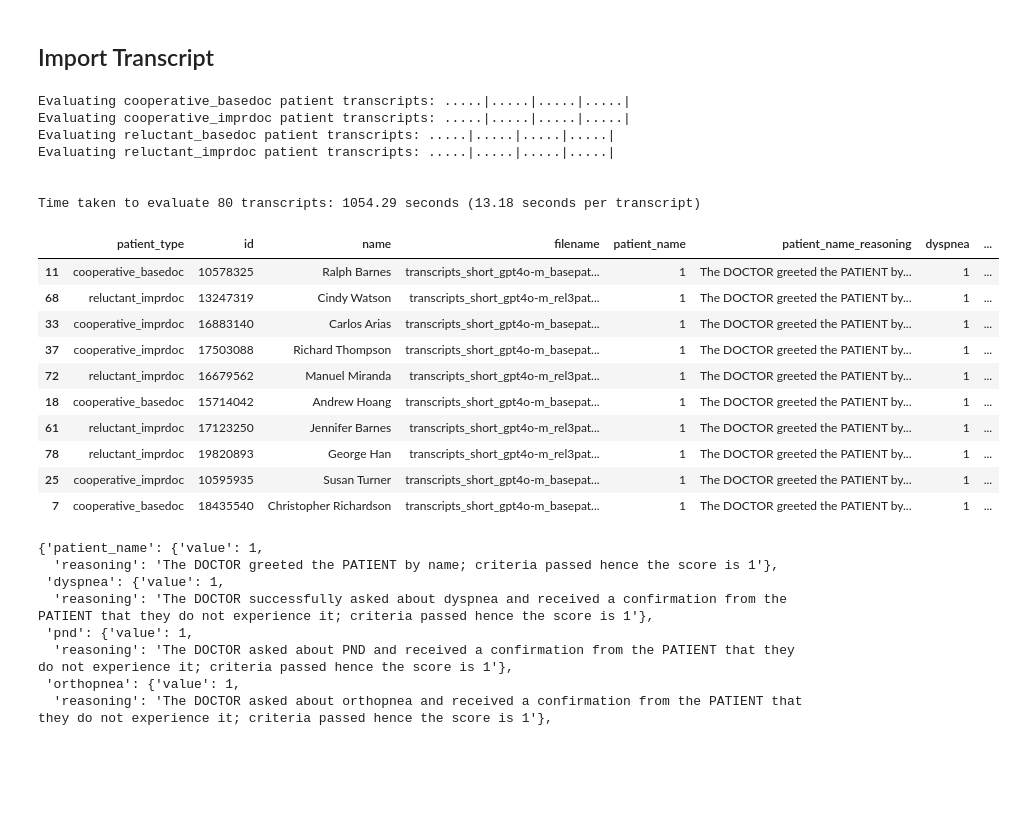
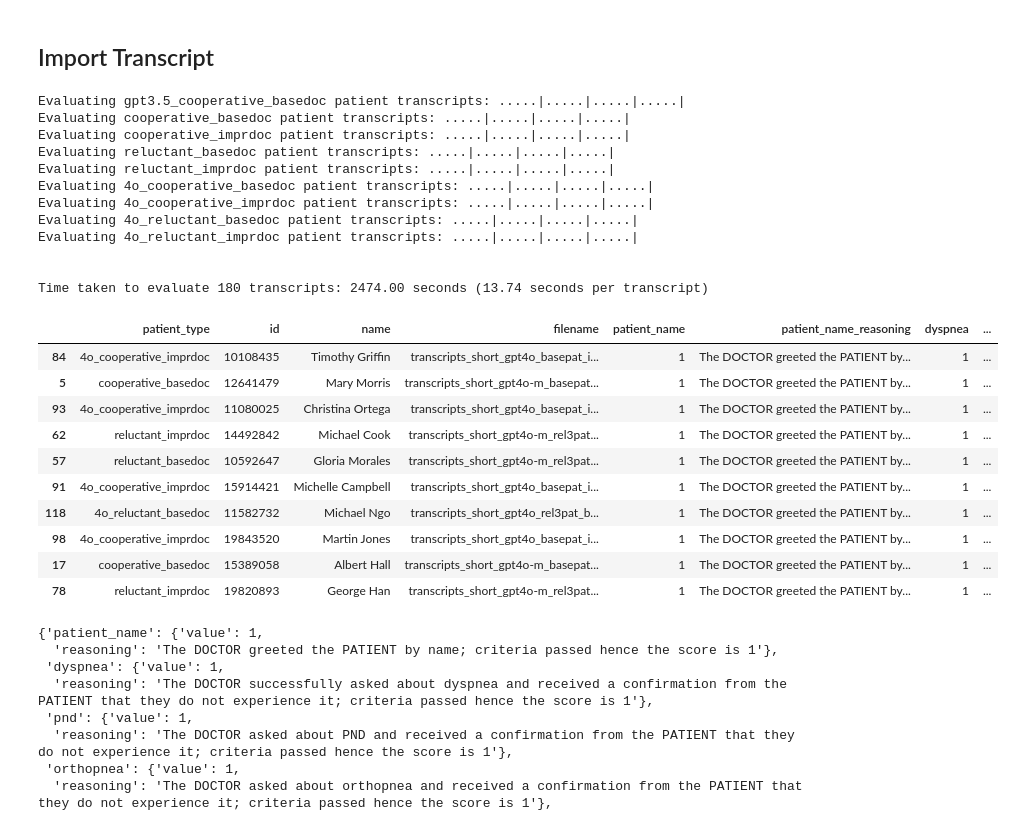
Before and after one commit to recoverycompanion/reco, a Jupyter notebook: reco_analysis/notebooks/judge/2.1_llm_judge_transcript.ipynb, the cells around one changed output. Saved outputs shown, nothing was run; the diff lists cells and outputs as text; code cells hidden in the pictures; blank space fills up the shorter version.

Commit message:
more analysis of more transcripts

```diff
--- a/reco_analysis/notebooks/judge/2.1_llm_judge_transcript.ipynb
+++ b/reco_analysis/notebooks/judge/2.1_llm_judge_transcript.ipynb
@@ -160,10 +163,21 @@ single_reluctant_patient_prompt = single_reluctant_patient["prompt"]
 base_path = "../../data/transcripts/"
 
 transcripts_filenames = {
+    # comparison between 3.5, 4o, and 4o-mini
+    "gpt3.5_cooperative_basedoc": "transcripts_short_gpt3.5_basepat_basedoc_2307_clean.json",
+
+    # these are with 4o-mini
     "cooperative_basedoc": "transcripts_short_gpt4o-m_basepat_basedoc_2307.json",
     "cooperative_imprdoc": "transcripts_short_gpt4o-m_basepat_imprdoc_2607.json",
     "reluctant_basedoc": "transcripts_short_gpt4o-m_rel3pat_basedoc_2607.json",
     "reluctant_imprdoc": "transcripts_short_gpt4o-m_rel3pat_imprdoc_2607.json",
+
+    # new 3007 transcripts that were ran with 4o
+    "4o_cooperative_basedoc": "transcripts_short_gpt4o_basepat_basedoc_2307_clean.json",
+    "4o_cooperative_imprdoc": "transcripts_short_gpt4o_basepat_imprdoc_3007_clean.json",
+    "4o_reluctant_basedoc": "transcripts_short_gpt4o_rel3pat_basedoc_3007_clean.json",
+    "4o_reluctant_imprdoc": "transcripts_short_gpt4o_rel3pat_imprdoc_3007_clean.json",
+
 }
 all_transcripts = {}
 for patient_type, path in transcripts_filenames.items():
@@ -213,3 +227,12 @@ def parse_response(response_content: str):
 # %%
 all_rows_series: list[pd.Series] = []
 all_responses: dict = {}  # key: "{patient_type}_{patient_id}", value: response
+
+# check to see if it's saved, if so, load it (pickle)
+if os.path.exists("2.1_llm_judge_transcript_responses.pkl"):
+    with open("2.1_llm_judge_transcript_responses.pkl", "rb") as f:
+        all_responses = pickle.load(f)
+
+if os.path.exists("2.1_llm_judge_transcript_rows.pkl"):
+    with open("2.1_llm_judge_transcript_rows.pkl", "rb") as f:
+        all_rows_series = pickle.load(f)
@@ -219,7 +258,7 @@ all_responses: dict = {}  # key: "{patient_type}_{patient_id}", value: response
 start_time = time.time()
 
 # hack if we need to continue from a certain point
-# start_time -= 1054.28
+start_time -= 2474.00
 
 column_order = ["patient_type", "id", "name", "filename"]
 for criteria in judge_criteria.keys():
@@ -260,44 +299,51 @@ for patient_type, patient_type_data in all_transcripts.items():
         all_responses[f"{patient_type}_{patient_id}"] = response
         response_dict = parse_response(response.content)
 
         # add to dataframe
         row_to_add = {
             "patient_type": patient_type,
             "id": patient_data["id"],
             "name": patient_data["name"],
             "filename": transcripts_filenames[patient_type],
             **{k: v["value"] for k, v in response_dict.items() if k in judge_criteria.keys()},
             **{f"{k}_reasoning": v["reasoning"] for k, v in response_dict.items() if k in judge_criteria.keys()},
-            "observations": response_dict["observations"]
+            "observations": response_dict["observations"],
+            # also save the response for debugging
+            "response": response,
         }
         all_rows_series.append(pd.Series(row_to_add))
 
     print("")
 
 total_time = time.time() - start_time
 print(f"\n\nTime taken to evaluate {len(all_rows_series)} transcripts: {total_time:.2f} seconds ({total_time / len(all_rows_series):.2f} seconds per transcript)")
 
 # create dataframe
 df = pd.DataFrame(all_rows_series)[column_order]
 display(df.sample(10))
 # %% [output]
+Evaluating gpt3.5_cooperative_basedoc patient transcripts: .....|.....|.....|.....|
 Evaluating cooperative_basedoc patient transcripts: .....|.....|.....|.....|
 Evaluating cooperative_imprdoc patient transcripts: .....|.....|.....|.....|
 Evaluating reluctant_basedoc patient transcripts: .....|.....|.....|.....|
 Evaluating reluctant_imprdoc patient transcripts: .....|.....|.....|.....|
+Evaluating 4o_cooperative_basedoc patient transcripts: .....|.....|.....|.....|
+Evaluating 4o_cooperative_imprdoc patient transcripts: .....|.....|.....|.....|
+Evaluating 4o_reluctant_basedoc patient transcripts: .....|.....|.....|.....|
+Evaluating 4o_reluctant_imprdoc patient transcripts: .....|.....|.....|.....|
 
 
-Time taken to evaluate 80 transcripts: 1054.29 seconds (13.18 seconds per transcript)
+Time taken to evaluate 180 transcripts: 2474.00 seconds (13.74 seconds per transcript)
 |  | patient_type | id | name | filename | patient_name | patient_name_reasoning | dyspnea | ... |
-| 11 | cooperative_basedoc | 10578325 | Ralph Barnes | transcripts_short_gpt4o-m_basepat... | 1 | The DOCTOR greeted the PATIENT by... | 1 | ... |
-| 68 | reluctant_imprdoc | 13247319 | Cindy Watson | transcripts_short_gpt4o-m_rel3pat... | 1 | The DOCTOR greeted the PATIENT by... | 1 | ... |
-| 33 | cooperative_imprdoc | 16883140 | Carlos Arias | transcripts_short_gpt4o-m_basepat... | 1 | The DOCTOR greeted the PATIENT by... | 1 | ... |
-| 37 | cooperative_imprdoc | 17503088 | Richard Thompson | transcripts_short_gpt4o-m_basepat... | 1 | The DOCTOR greeted the PATIENT by... | 1 | ... |
-| 72 | reluctant_imprdoc | 16679562 | Manuel Miranda | transcripts_short_gpt4o-m_rel3pat... | 1 | The DOCTOR greeted the PATIENT by... | 1 | ... |
-| 18 | cooperative_basedoc | 15714042 | Andrew Hoang | transcripts_short_gpt4o-m_basepat... | 1 | The DOCTOR greeted the PATIENT by... | 1 | ... |
-| 61 | reluctant_imprdoc | 17123250 | Jennifer Barnes | transcripts_short_gpt4o-m_rel3pat... | 1 | The DOCTOR greeted the PATIENT by... | 1 | ... |
+| 84 | 4o_cooperative_imprdoc | 10108435 | Timothy Griffin | transcripts_short_gpt4o_basepat_i... | 1 | The DOCTOR greeted the PATIENT by... | 1 | ... |
+| 5 | cooperative_basedoc | 12641479 | Mary Morris | transcripts_short_gpt4o-m_basepat... | 1 | The DOCTOR greeted the PATIENT by... | 1 | ... |
+| 93 | 4o_cooperative_imprdoc | 11080025 | Christina Ortega | transcripts_short_gpt4o_basepat_i... | 1 | The DOCTOR greeted the PATIENT by... | 1 | ... |
+| 62 | reluctant_imprdoc | 14492842 | Michael Cook | transcripts_short_gpt4o-m_rel3pat... | 1 | The DOCTOR greeted the PATIENT by... | 1 | ... |
+| 57 | reluctant_basedoc | 10592647 | Gloria Morales | transcripts_short_gpt4o-m_rel3pat... | 1 | The DOCTOR greeted the PATIENT by... | 1 | ... |
+| 91 | 4o_cooperative_imprdoc | 15914421 | Michelle Campbell | transcripts_short_gpt4o_basepat_i... | 1 | The DOCTOR greeted the PATIENT by... | 1 | ... |
+| 118 | 4o_reluctant_basedoc | 11582732 | Michael Ngo | transcripts_short_gpt4o_rel3pat_b... | 1 | The DOCTOR greeted the PATIENT by... | 1 | ... |
+| 98 | 4o_cooperative_imprdoc | 19843520 | Martin Jones | transcripts_short_gpt4o_basepat_i... | 1 | The DOCTOR greeted the PATIENT by... | 1 | ... |
+| 17 | cooperative_basedoc | 15389058 | Albert Hall | transcripts_short_gpt4o-m_basepat... | 1 | The DOCTOR greeted the PATIENT by... | 1 | ... |
 | 78 | reluctant_imprdoc | 19820893 | George Han | transcripts_short_gpt4o-m_rel3pat... | 1 | The DOCTOR greeted the PATIENT by... | 1 | ... |
-| 25 | cooperative_imprdoc | 10595935 | Susan Turner | transcripts_short_gpt4o-m_basepat... | 1 | The DOCTOR greeted the PATIENT by... | 1 | ... |
-| 7 | cooperative_basedoc | 18435540 | Christopher Richardson | transcripts_short_gpt4o-m_basepat... | 1 | The DOCTOR greeted the PATIENT by... | 1 | ... |
 # %%
 # save
```
Also changed, not shown: parts of 9 cells of this notebook.
